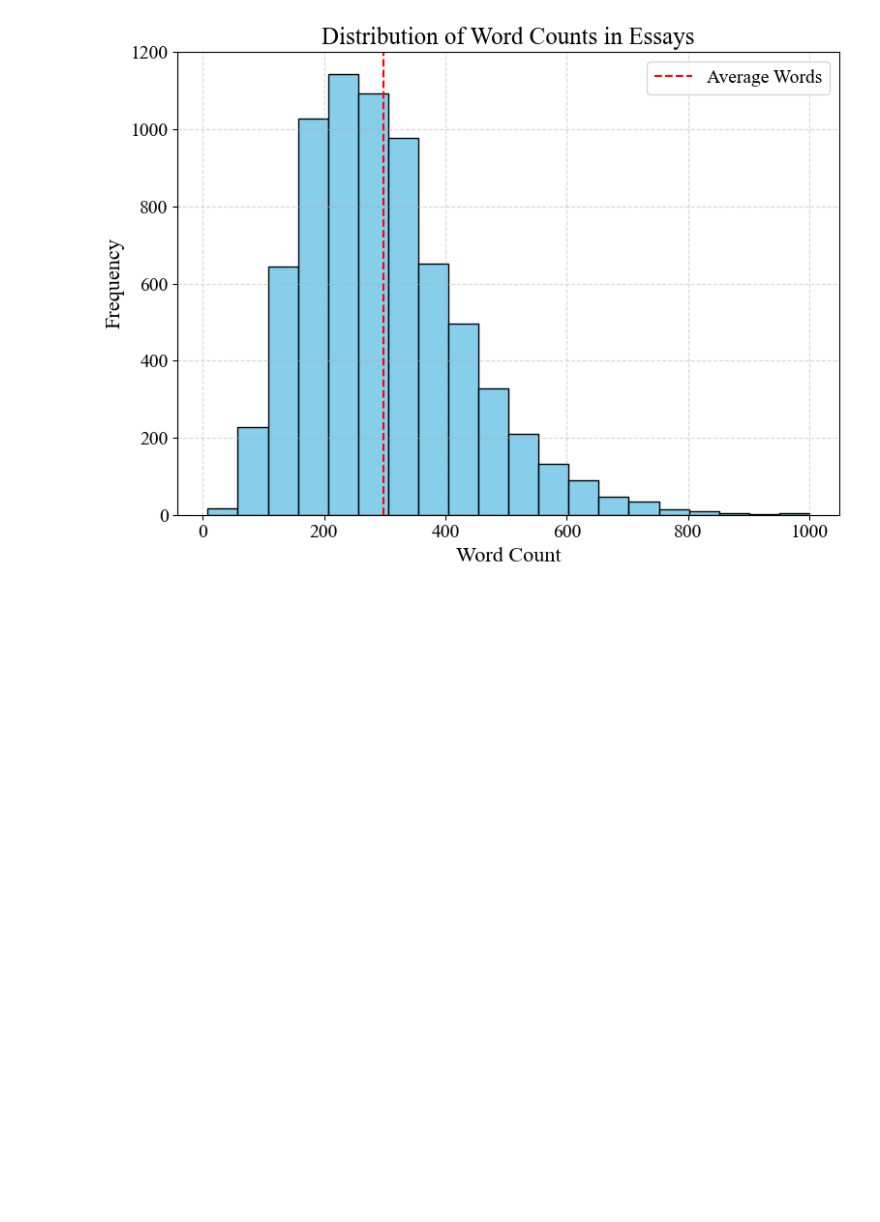
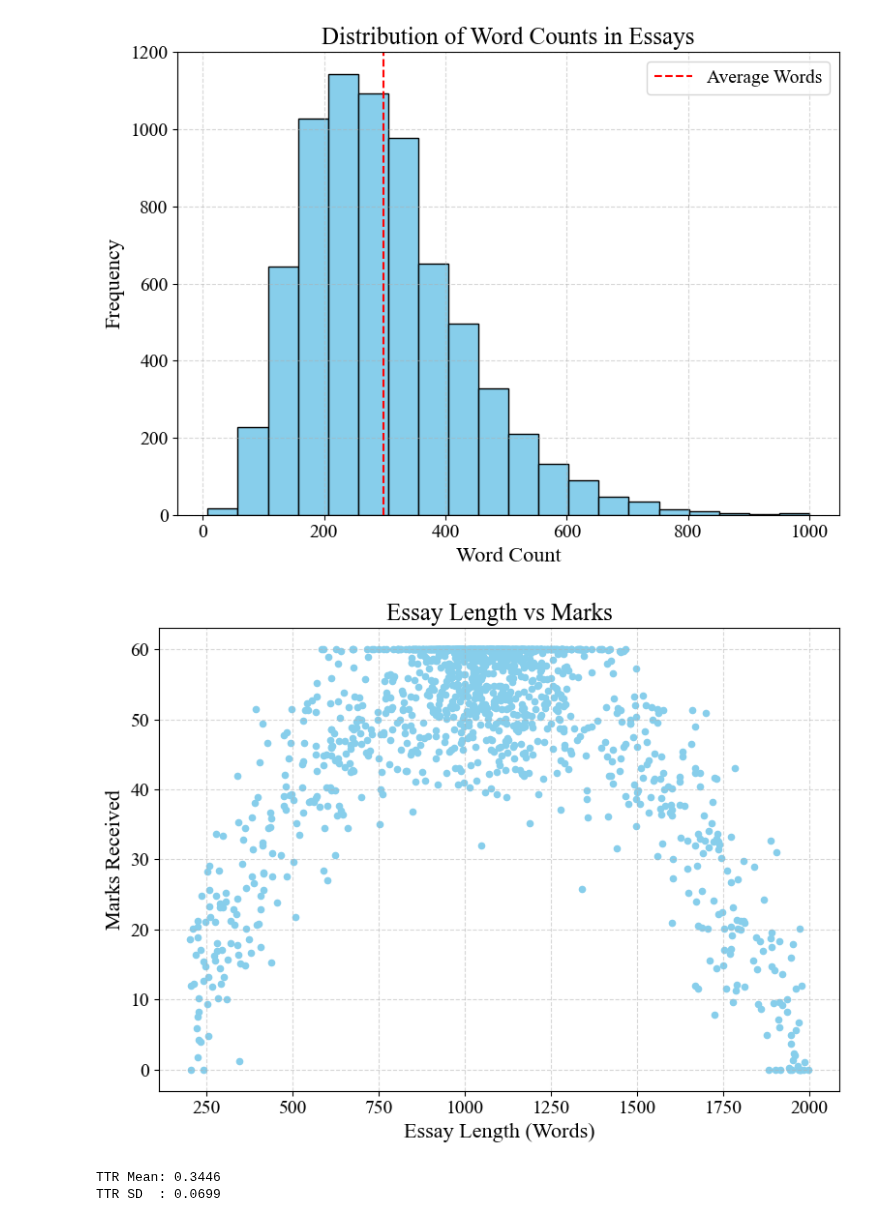
Before and after one commit to kcwc1029/kcwc1029.github.io, a Jupyter notebook: 學術筆記/跑圖.ipynb, the cells around one changed output. Drawn from its saved outputs; the diff is of its cells as text; code cells hidden in the pictures; blank space fills up the shorter version.

```diff
--- a/學術筆記/跑圖.ipynb
+++ b/學術筆記/跑圖.ipynb
@@ -72,3 +74,76 @@ plt.tight_layout()
 plt.show()
 # %% [output]
 [figure]
+# %%
+import numpy as np
+import matplotlib.pyplot as plt
+from matplotlib import rcParams
+
+# 設定字體與樣式
+rcParams['font.family'] = 'Times New Roman'
+rcParams['font.size'] = 14
+rcParams['axes.titlesize'] = 18
+rcParams['axes.labelsize'] = 16
+rcParams['xtick.labelsize'] = 14
+rcParams['ytick.labelsize'] = 14
+rcParams['legend.fontsize'] = 14
+
+# 設定樣本數
+n_main = 1000  # 主要分布在800~1300之間
+n_edge = 400   # 兩側雜訊句長：小於800、大於1300
+
+# 主要句長集中在 800～1300 區間（高分區域）
+main_lengths = np.random.normal(loc=1050, scale=150, size=n_main)
+main_lengths = np.clip(main_lengths, 600, 1500)  # 避免離群
+
+# 雜訊句長分佈在 200～700 和 1400～2000
+short_noise = np.random.uniform(200, 700, size=n_edge // 2)
+long_noise = np.random.uniform(1400, 2000, size=n_edge // 2)
+
+# 合併句長資料
+sentence_lengths = np.concatenate([main_lengths, short_noise, long_noise])
+
+# 倒U型函數：最佳句長為1050字
+optimal = 1050
+base_scores = -0.00007 * (sentence_lengths - optimal) ** 2 + 60
+
+# 加入亂度（真實感）
+random_noise = np.random.normal(0, 8, size=len(sentence_lengths))
+bias_pattern = np.random.normal(0, 5, size=len(sentence_lengths)) * np.sin(sentence_lengths / 80)
+
+# 計算最終分數
+marks = base_scores + random_noise + bias_pattern
+marks = np.clip(marks, 0, 60)
+
+# 畫圖
+plt.figure(figsize=(8, 6))
+plt.scatter(sentence_lengths, marks, color='skyblue', s=20)
+plt.title('Essay Length vs Marks')
+plt.xlabel('Essay Length (Words)')
+plt.ylabel('Marks Received')
+plt.grid(True, linestyle='--', alpha=0.5)
+plt.tight_layout()
+plt.show()
+
+
+# 模擬每篇文章的 token 數（總詞數 = 句長）
+tokens = sentence_lengths.astype(int)
+
+# 模擬每篇文章的 type 數（不同詞彙數量）
+# 假設 type 跟 token 呈現遞減趨勢，例如長文章重複詞多，短文章相對多樣
+types = tokens / np.random.uniform(2.0, 4.0, size=len(tokens))
+
+# 計算每篇文章的 TTR（type/token）
+ttr_values = types / tokens
+
+# 計算 TTR 的平均與標準差
+ttr_mean = np.mean(ttr_values)
+ttr_std = np.std(ttr_values)
+
+# 印出結果
+print(f"TTR Mean: {ttr_mean:.4f}")
+print(f"TTR SD  : {ttr_std:.4f}")
+# %% [output]
+[figure, added]
+TTR Mean: 0.3446
+TTR SD  : 0.0699
```
Also changed, not shown: parts of 1 cell of this notebook, 2 other files.
